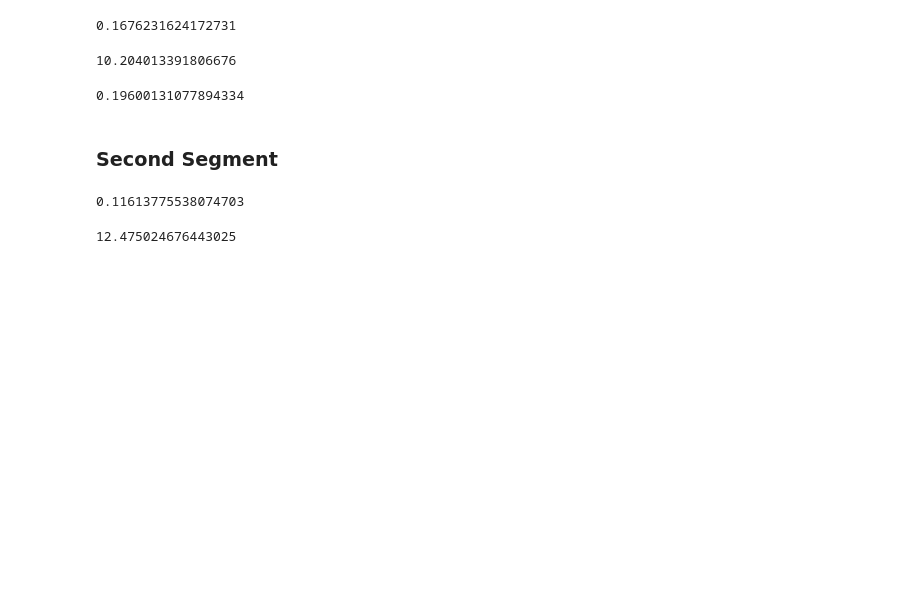
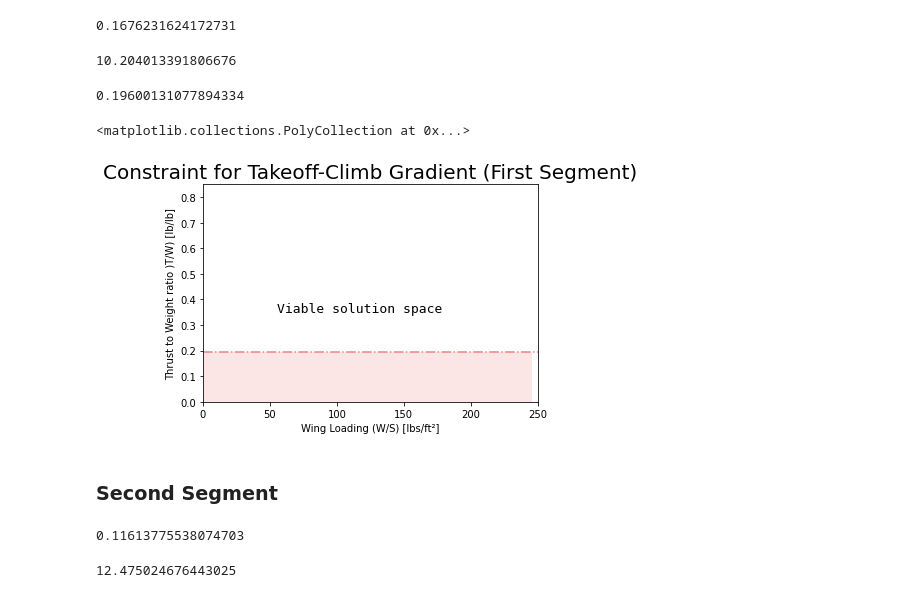
Before and after one commit to phraretein/aircraft_design_project, a Jupyter notebook: C-diagram-ISA+25.ipynb, the cells around one changed output. Cells and saved outputs as stored; diff of their text form; code cells hidden in the pictures; blank space fills up the shorter version.

```diff
--- a/C-diagram-ISA+25.ipynb
+++ b/C-diagram-ISA+25.ipynb
@@ -5,7 +5,7 @@ import math
 # %% [markdown]
 ## Takeoff Configuration
 # %%
-S_to_ft = 2200 * 3.28084
-M_tow = 165352.31
-CL_max_to = 1.85
-sigma_to = 0.92087
+S_to_ft_hot = 2200 * 3.28084
+M_tow_hot = 164826.74
+CL_max_to_hot = 1.85
+sigma_to_hot = 0.92087
@@ -167,6 +147,18 @@ T_W_1 = 2 * (CGR_1 + (1 / L_D_1))
 T_W_1
 # %% [output]
 0.19600131077894334
+# %%
+plt.hlines(T_W_1, 0, 280, colors='lightcoral', linestyle='-.', label='First Segment CGR')
+plt.xlim(0,250)
+plt.ylim(0, 0.85)
+plt.text(55, 0.35, "Viable solution space", family="monospace", fontsize=13)
+plt.title("Constraint for Takeoff-Climb Gradient (First Segment)", fontsize=20)
+plt.xlabel("Wing Loading (W/S) [lbs/ft²]")
+plt.ylabel("Thrust to Weight ratio )T/W) [lb/lb]")
+plt.fill_between(W_S_CL_max_to, T_W_1, fc='lightcoral', alpha=0.2)
+# %% [output]
+<matplotlib.collections.PolyCollection at 0x...>
+[figure, added]
 # %% [markdown]
 ### Second Segment
 # %%
```
Also changed, not shown: parts of 52 cells of this notebook, 2 other files.
